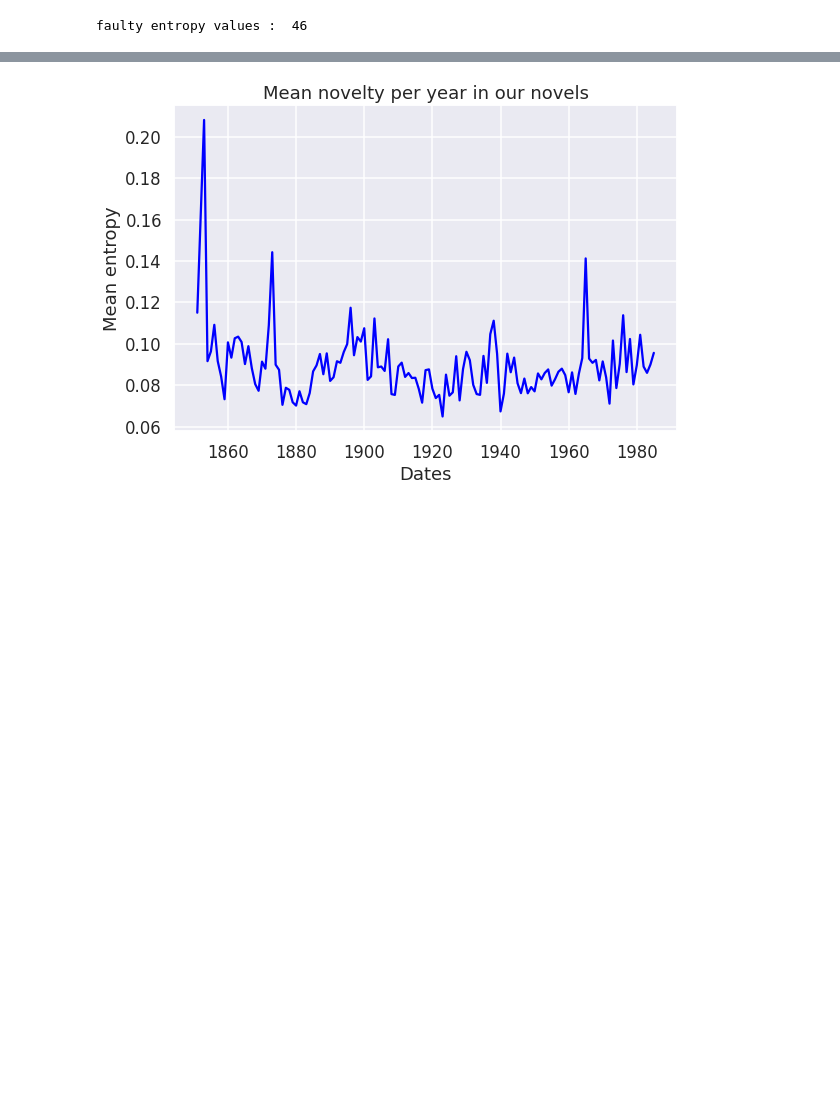
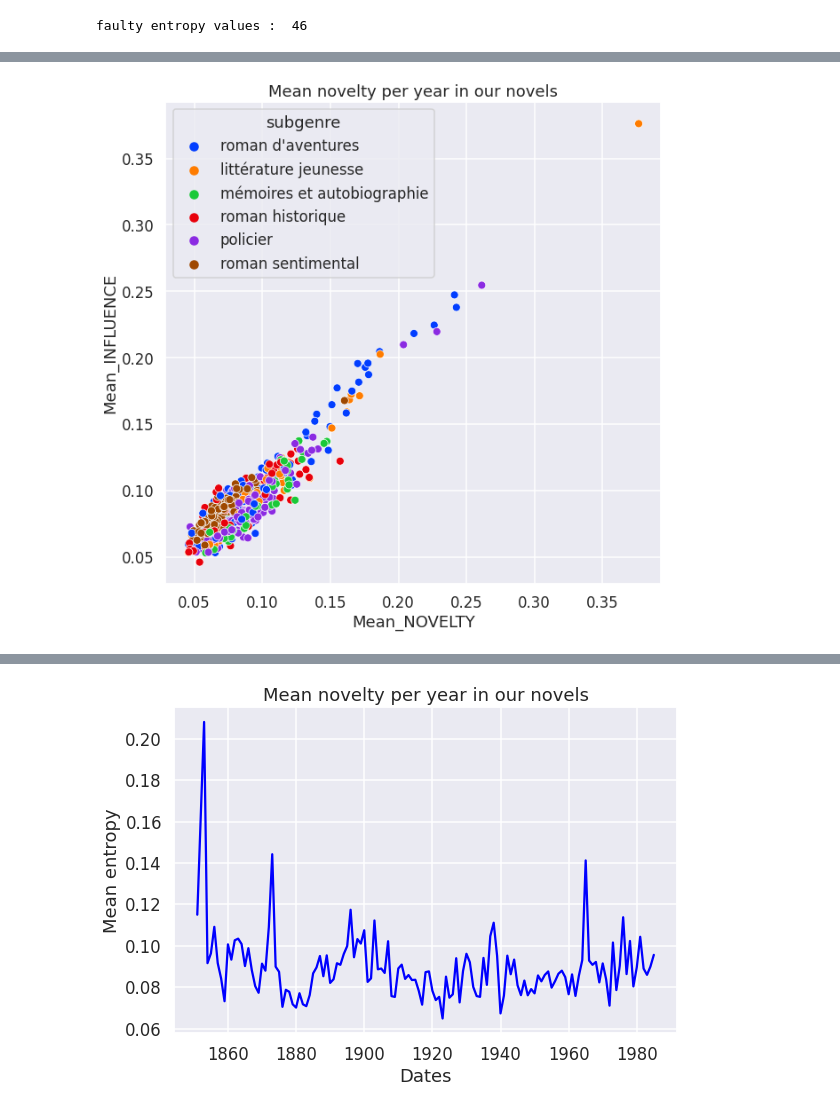
Before and after one commit to crazyjeannot/CHR_beyond_canonicity, a Jupyter notebook: modelize_change.ipynb, the cells around one changed output, grey strips where cells are left out. Saved outputs shown, nothing was run; the diff lists cells and outputs as text; code cells hidden in the pictures; blank space fills up the shorter version.

```diff
--- a/modelize_change.ipynb
+++ b/modelize_change.ipynb
@@ -105,0 +198,23 @@ faulty entropy values :  46
+# %%
+def get_df_with_subgenre(df, df_corpus):
+    df_res = df.copy()
+    list_subgenre = []
+    for elem in list(df_res.index):
+        if elem in list(df_corpus.index):
+            list_subgenre.append(df_corpus.loc[elem].genre)
+        else:
+            list_subgenre.append('')
+    df_res['subgenre'] = list_subgenre
+
+    return df_res
+# %%
+df_MAIN_genred = get_df_with_subgenre(merged_df.set_index('Index'), df_corpus)
+# %%
+genres_ok = ["roman d'aventures",
+'roman historique',
+'policier',
+'littérature jeunesse',
+'mémoires et autobiographie',
+'roman sentimental']
+# %%
+df_MAIN_genred_ok = df_MAIN_genred[df_MAIN_genred.subgenre.isin(genres_ok)]
@@ -105,0 +238,13 @@ faulty entropy values :  46
+# %%
+plt.figure(figsize=(10,10))
+ax = plt.subplot()
+ax.set_title('Mean novelty per year in our novels')
+
+ax = sns.scatterplot(data=df_MAIN_genred_ok, x="Mean_NOVELTY", y="Mean_INFLUENCE", color='blue', ax=ax, hue='subgenre')
+
+ax.set_xlabel('Mean_NOVELTY')
+ax.set_ylabel('Mean_INFLUENCE')
+
+plt.show()
+# %% [output]
+[figure, added]
```
Also changed, not shown: parts of 32 cells of this notebook, 2 other files.
